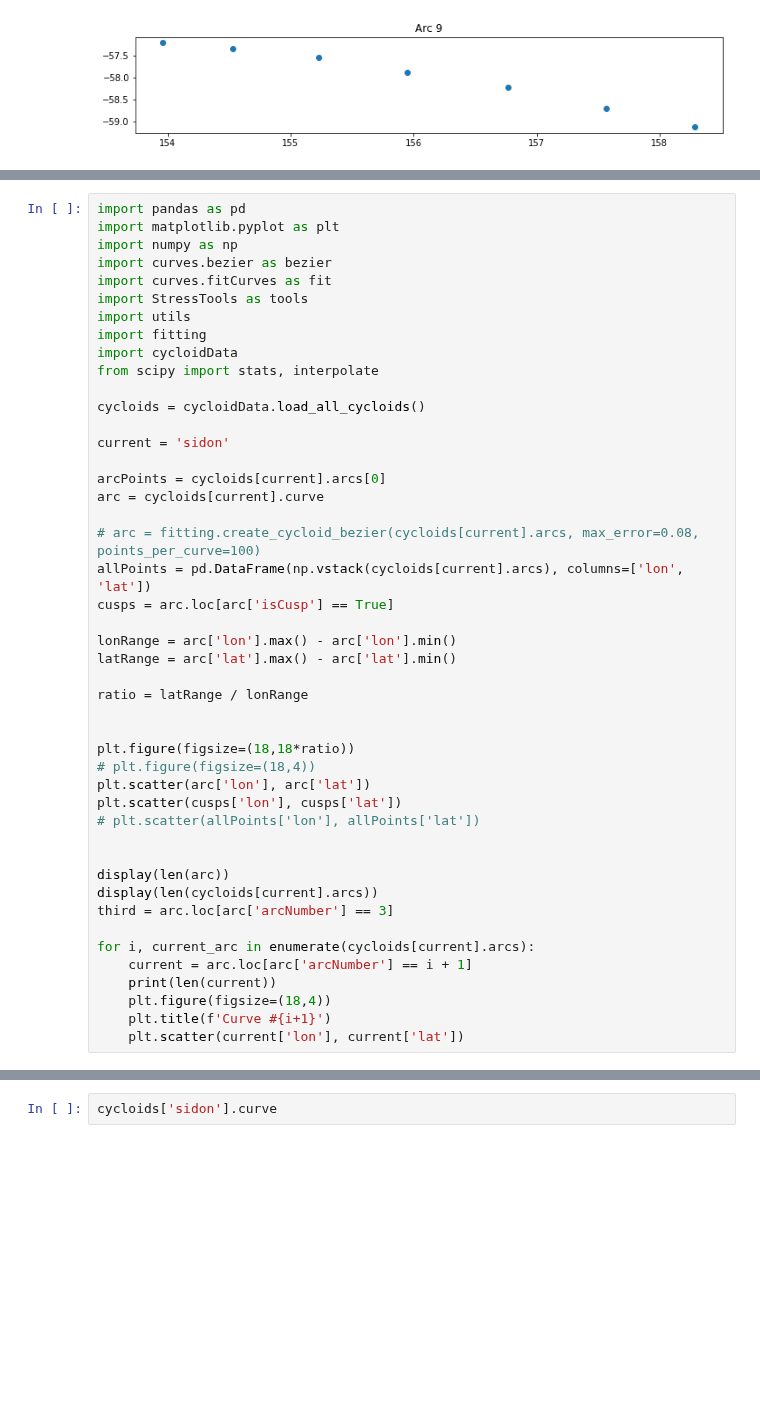
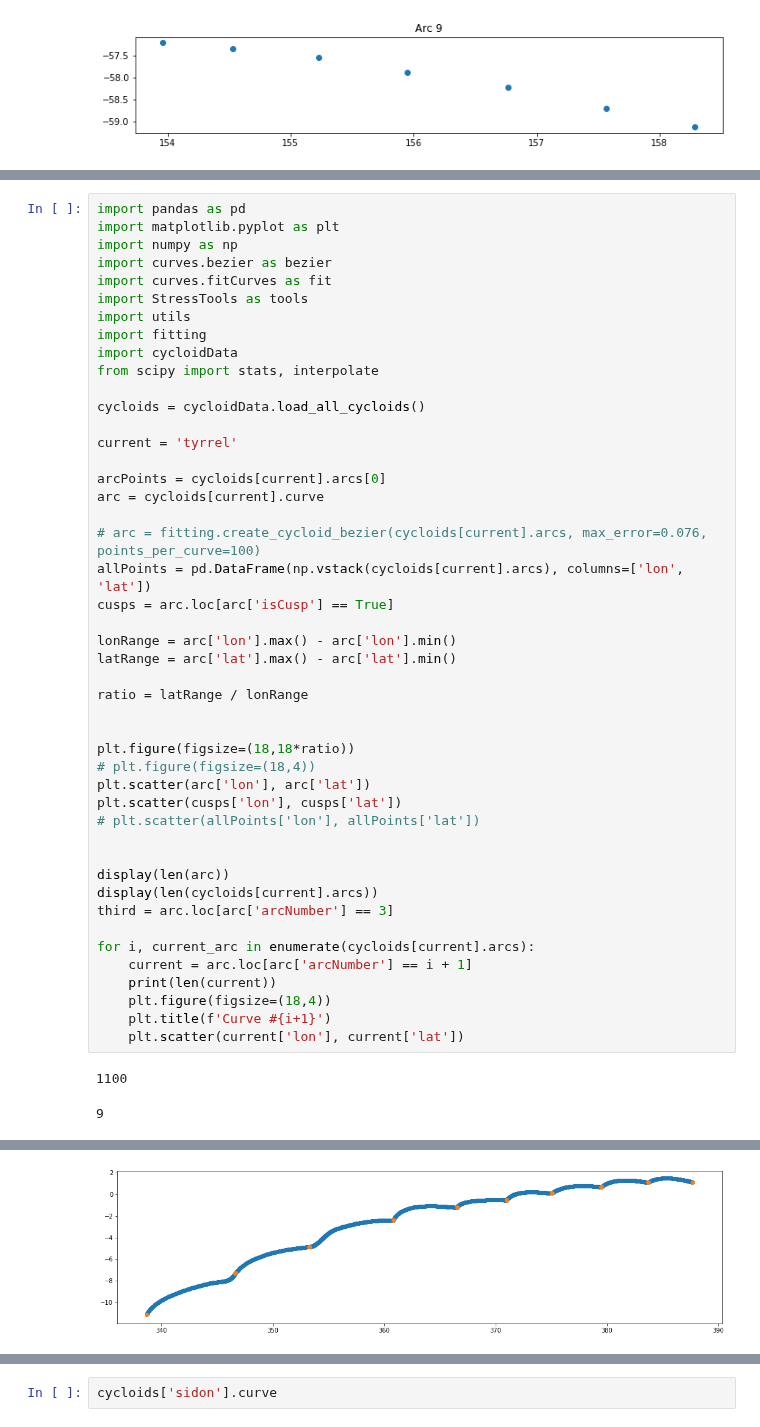
Before and after one commit to ssajous/europa-cycloids, a Jupyter notebook: src/Arc Fitting.ipynb, the cells around one changed output, grey strips where cells are left out. Saved outputs shown, nothing was run; the diff lists cells and outputs as text; blank space fills up the shorter version.

Commit message:
fixed arc defininition for Tyrrel

```diff
--- a/src/Arc Fitting.ipynb
+++ b/src/Arc Fitting.ipynb
@@ -105,12 +111,12 @@ from scipy import stats, interpolate
 
 cycloids = cycloidData.load_all_cycloids()
 
-current = 'sidon'
+current = 'tyrrel'
 
 arcPoints = cycloids[current].arcs[0]
 arc = cycloids[current].curve
 
-# arc = fitting.create_cycloid_bezier(cycloids[current].arcs, max_error=0.08, points_per_curve=100)
+# arc = fitting.create_cycloid_bezier(cycloids[current].arcs, max_error=0.076, points_per_curve=100)
 allPoints = pd.DataFrame(np.vstack(cycloids[current].arcs), columns=['lon', 'lat'])
 cusps = arc.loc[arc['isCusp'] == True]
 
@@ -137,3 +143,6 @@ for i, current_arc in enumerate(cycloids[current].arcs):
     plt.figure(figsize=(18,4))
     plt.title(f'Curve #{i+1}')
     plt.scatter(current['lon'], current['lat'])
+# %% [output]
+1100
+9
@@ -139,0 +158 @@ for i, current_arc in enumerate(cycloids[current].arcs):
+[figure, added]
```
Also changed, not shown: parts of 4 cells of this notebook, 2 other files.
